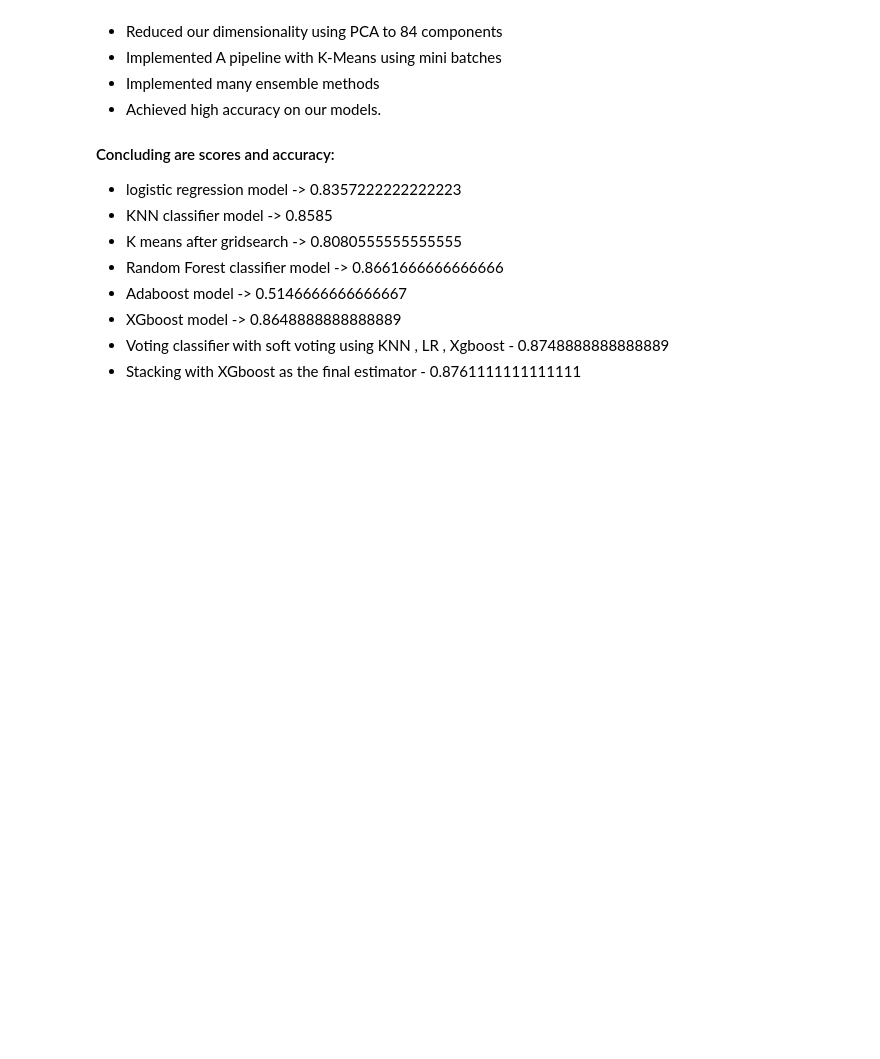
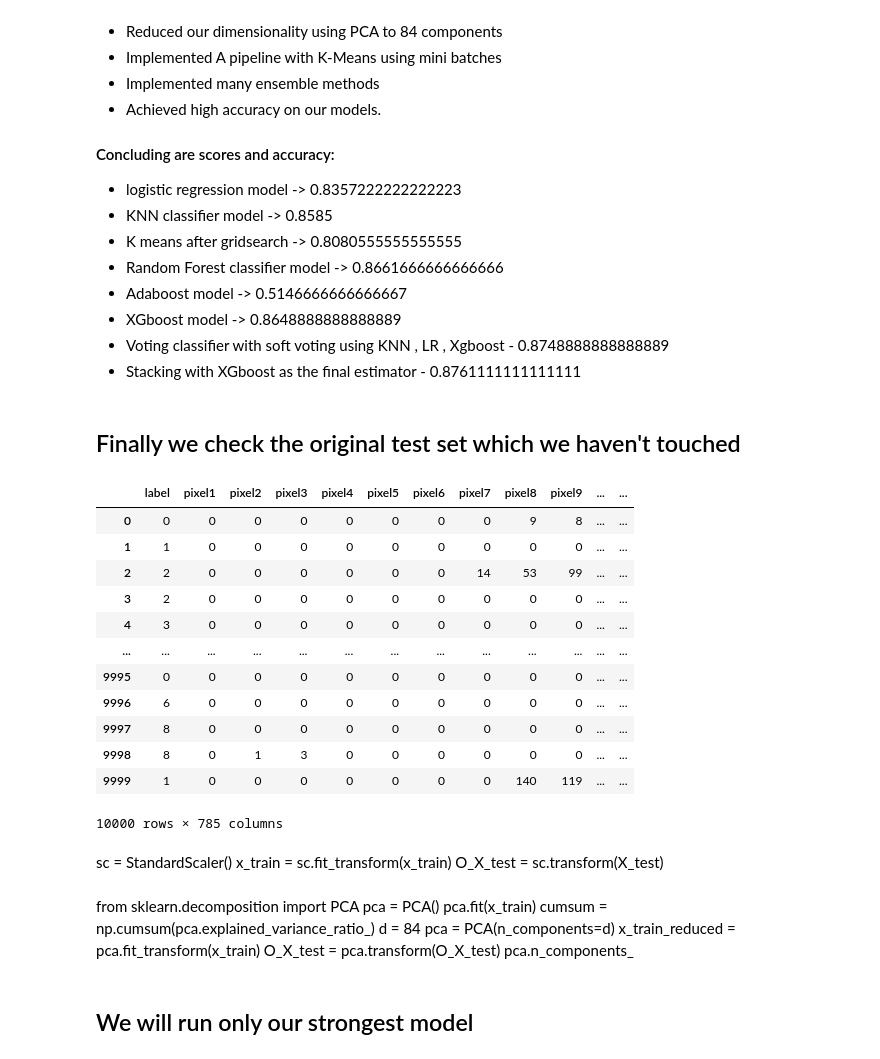
Before and after one commit to ShauliTaragin/ML-Sem2-Assignment, a Jupyter notebook: FMNIST.ipynb, the cells around one changed output. Cells and saved outputs as stored; diff of their text form; code cells hidden in the pictures; blank space fills up the shorter version.

Commit message:
trying to run on test set and finish

```diff
--- a/FMNIST.ipynb
+++ b/FMNIST.ipynb
@@ -322,3 +267,22 @@ stc.score(x_test_reduced, y_test)
  * XGboost model -> 0.8648888888888889
  * Voting classifier with soft voting using KNN , LR , Xgboost -  0.8748888888888889
  * Stacking with XGboost as the final estimator - 0.8761111111111111
+# %% [markdown]
+## Finally we check the original test set which we haven't touched
+# %%
+test=pd.read_csv('fashion-mnist_test.csv')
+test
+# %% [output]
+|  | label | pixel1 | pixel2 | pixel3 | pixel4 | pixel5 | pixel6 | pixel7 | pixel8 | pixel9 | ... | ... |
+| 0 | 0 | 0 | 0 | 0 | 0 | 0 | 0 | 0 | 9 | 8 | ... | ... |
+| 1 | 1 | 0 | 0 | 0 | 0 | 0 | 0 | 0 | 0 | 0 | ... | ... |
+| 2 | 2 | 0 | 0 | 0 | 0 | 0 | 0 | 14 | 53 | 99 | ... | ... |
+| 3 | 2 | 0 | 0 | 0 | 0 | 0 | 0 | 0 | 0 | 0 | ... | ... |
+| 4 | 3 | 0 | 0 | 0 | 0 | 0 | 0 | 0 | 0 | 0 | ... | ... |
+| ... | ... | ... | ... | ... | ... | ... | ... | ... | ... | ... | ... | ... |
+| 9995 | 0 | 0 | 0 | 0 | 0 | 0 | 0 | 0 | 0 | 0 | ... | ... |
+| 9996 | 6 | 0 | 0 | 0 | 0 | 0 | 0 | 0 | 0 | 0 | ... | ... |
+| 9997 | 8 | 0 | 0 | 0 | 0 | 0 | 0 | 0 | 0 | 0 | ... | ... |
+| 9998 | 8 | 0 | 1 | 3 | 0 | 0 | 0 | 0 | 0 | 0 | ... | ... |
+| 9999 | 1 | 0 | 0 | 0 | 0 | 0 | 0 | 0 | 140 | 119 | ... | ... |
+10000 rows × 785 columns
@@ -324,0 +292,14 @@ stc.score(x_test_reduced, y_test)
+# %% [markdown]
+sc = StandardScaler()
+x_train = sc.fit_transform(x_train)
+O_X_test = sc.transform(X_test)
+# %% [markdown]
+from sklearn.decomposition import PCA
+pca = PCA()
+pca.fit(x_train)
+cumsum = np.cumsum(pca.explained_variance_ratio_)
+d = 84
+pca = PCA(n_components=d)
+x_train_reduced = pca.fit_transform(x_train)
+O_X_test = pca.transform(O_X_test)
+pca.n_components_
@@ -324,0 +315,2 @@ stc.score(x_test_reduced, y_test)
+# %% [markdown]
+## We will run only our strongest model
```
Also changed, not shown: parts of 15 cells of this notebook.
